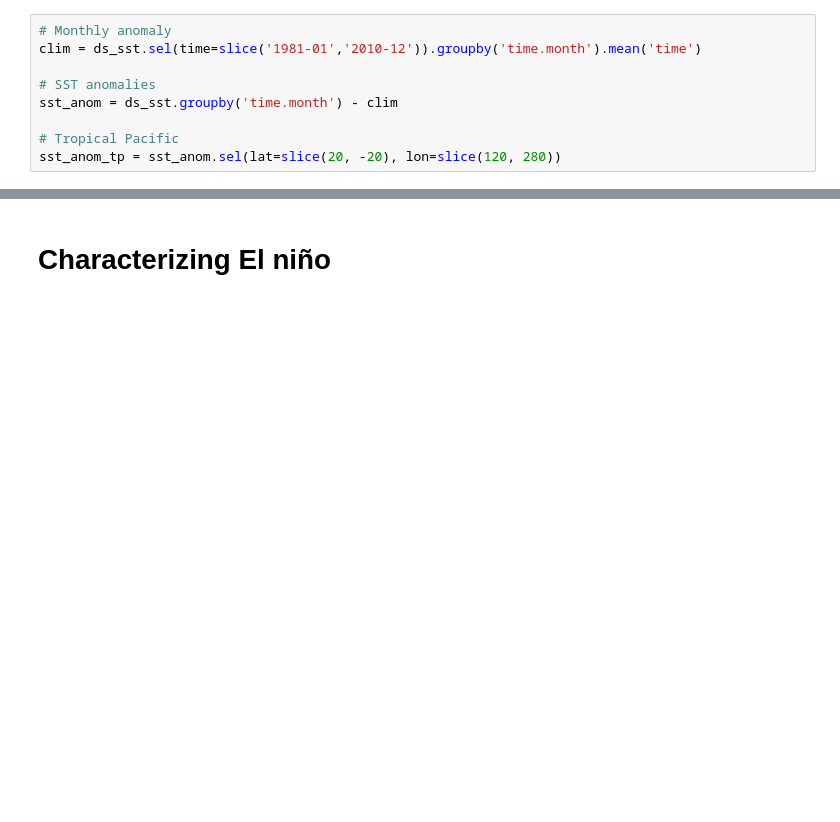
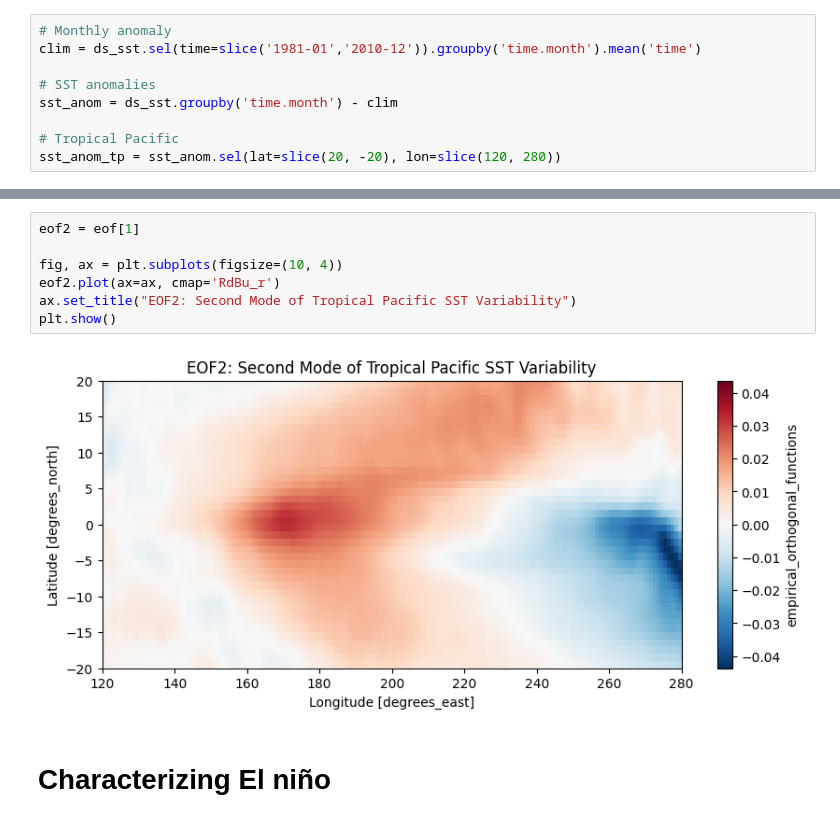
Before and after one commit to marianaolm/ML-climate, a Jupyter notebook: project_elnino.ipynb, the cells around one changed output, grey strips where cells are left out. Drawn from its saved outputs; the diff is of its cells as text; blank space fills up the shorter version.

```diff
--- a/project_elnino.ipynb
+++ b/project_elnino.ipynb
@@ -209,3 +239,12 @@ var1 = solver.varianceFraction()[0]
+# %%
+eof2 = eof[1]
+
+fig, ax = plt.subplots(figsize=(10, 4))
+eof2.plot(ax=ax, cmap='RdBu_r')
+ax.set_title("EOF2: Second Mode of Tropical Pacific SST Variability")
+plt.show()
+# %% [output]
+[figure, added]
 # %% [markdown]
 # Characterizing El niño
 # %% [markdown]
```
Also changed, not shown: parts of 5 cells of this notebook.
